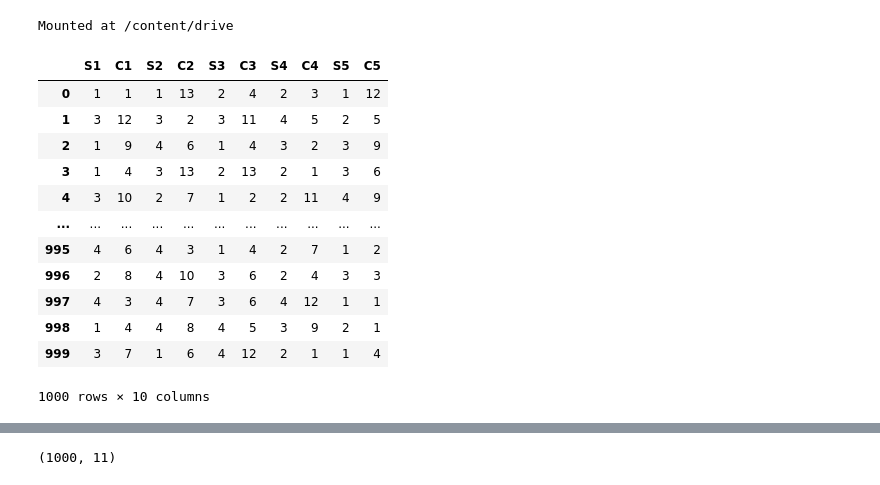
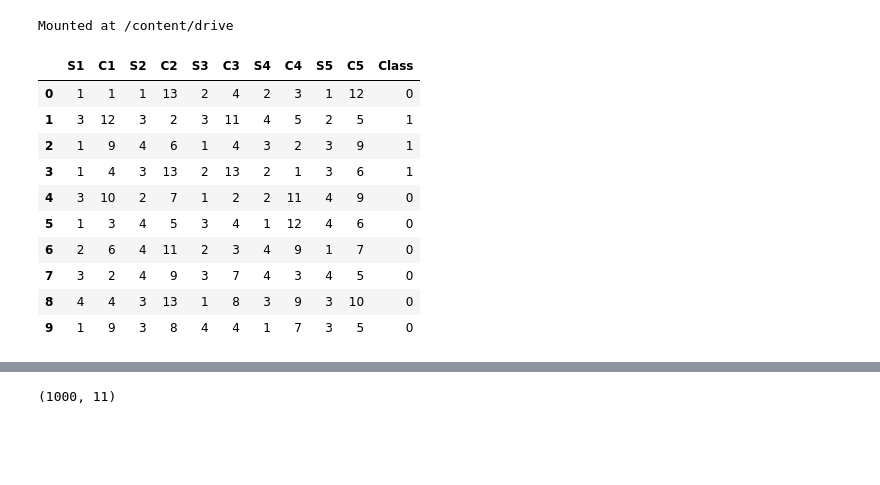
Before and after one commit to WillianCella/ModelosDeAprendizadoSupervisionado, a Jupyter notebook: Trabalho_1_–_Modelos_de_Aprendizado_Supervisionado.ipynb, the cells around one changed output, grey strips where cells are left out. Drawn from its saved outputs; the diff is of its cells as text; code cells hidden in the pictures; blank space fills up the shorter version.

```diff
--- a/Trabalho_1_–_Modelos_de_Aprendizado_Supervisionado.ipynb
+++ b/Trabalho_1_–_Modelos_de_Aprendizado_Supervisionado.ipynb
@@ -58,26 +58,26 @@ Mounted at /content/drive
 # %%
 dados = pd.read_csv("/content/drive/MyDrive/Shared/poker-hand-testing3.csv", sep = ';')
 #dados = pd.read_csv("poker-hand-testing3.csv", sep=';')
 x = dados.iloc[:, :10].values # Cria uma matriz com todos os valores exceto as classes
 y = dados['Class'].values     # Cria um array com os valores das classes
 
 # Cria um dataFrame com a matriz de dados com os nomes de todas as colunas exceto a última
+dt = pd.DataFrame(dados)
 df_temp = pd.DataFrame(dados,columns=dados.columns[:-1])
 df_temp
+dt.head(10)
 # %% [output]
-|  | S1 | C1 | S2 | C2 | S3 | C3 | S4 | C4 | S5 | C5 |
-| 0 | 1 | 1 | 1 | 13 | 2 | 4 | 2 | 3 | 1 | 12 |
-| 1 | 3 | 12 | 3 | 2 | 3 | 11 | 4 | 5 | 2 | 5 |
-| 2 | 1 | 9 | 4 | 6 | 1 | 4 | 3 | 2 | 3 | 9 |
-| 3 | 1 | 4 | 3 | 13 | 2 | 13 | 2 | 1 | 3 | 6 |
-| 4 | 3 | 10 | 2 | 7 | 1 | 2 | 2 | 11 | 4 | 9 |
-| ... | ... | ... | ... | ... | ... | ... | ... | ... | ... | ... |
-| 995 | 4 | 6 | 4 | 3 | 1 | 4 | 2 | 7 | 1 | 2 |
-| 996 | 2 | 8 | 4 | 10 | 3 | 6 | 2 | 4 | 3 | 3 |
-| 997 | 4 | 3 | 4 | 7 | 3 | 6 | 4 | 12 | 1 | 1 |
-| 998 | 1 | 4 | 4 | 8 | 4 | 5 | 3 | 9 | 2 | 1 |
-| 999 | 3 | 7 | 1 | 6 | 4 | 12 | 2 | 1 | 1 | 4 |
+|  | S1 | C1 | S2 | C2 | S3 | C3 | S4 | C4 | S5 | C5 | Class |
+| 0 | 1 | 1 | 1 | 13 | 2 | 4 | 2 | 3 | 1 | 12 | 0 |
+| 1 | 3 | 12 | 3 | 2 | 3 | 11 | 4 | 5 | 2 | 5 | 1 |
+| 2 | 1 | 9 | 4 | 6 | 1 | 4 | 3 | 2 | 3 | 9 | 1 |
+| 3 | 1 | 4 | 3 | 13 | 2 | 13 | 2 | 1 | 3 | 6 | 1 |
+| 4 | 3 | 10 | 2 | 7 | 1 | 2 | 2 | 11 | 4 | 9 | 0 |
+| 5 | 1 | 3 | 4 | 5 | 3 | 4 | 1 | 12 | 4 | 6 | 0 |
+| 6 | 2 | 6 | 4 | 11 | 2 | 3 | 4 | 9 | 1 | 7 | 0 |
+| 7 | 3 | 2 | 4 | 9 | 3 | 7 | 4 | 3 | 4 | 5 | 0 |
+| 8 | 4 | 4 | 3 | 13 | 1 | 8 | 3 | 9 | 3 | 10 | 0 |
+| 9 | 1 | 9 | 3 | 8 | 4 | 4 | 1 | 7 | 3 | 5 | 0 |
-1000 rows × 10 columns
 # %%
 dados.describe()
 # %% [output]
```
Also changed, not shown: parts of 12 cells of this notebook.
